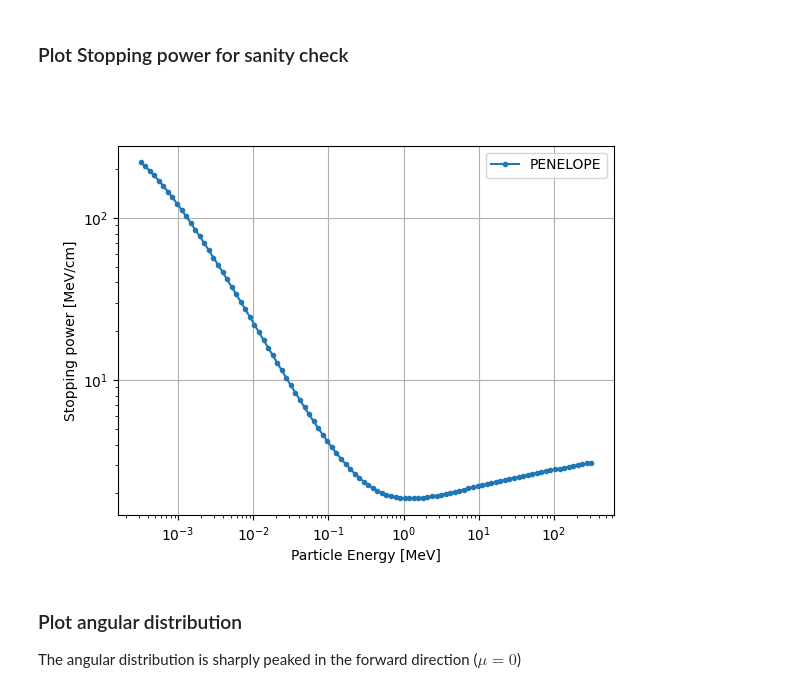
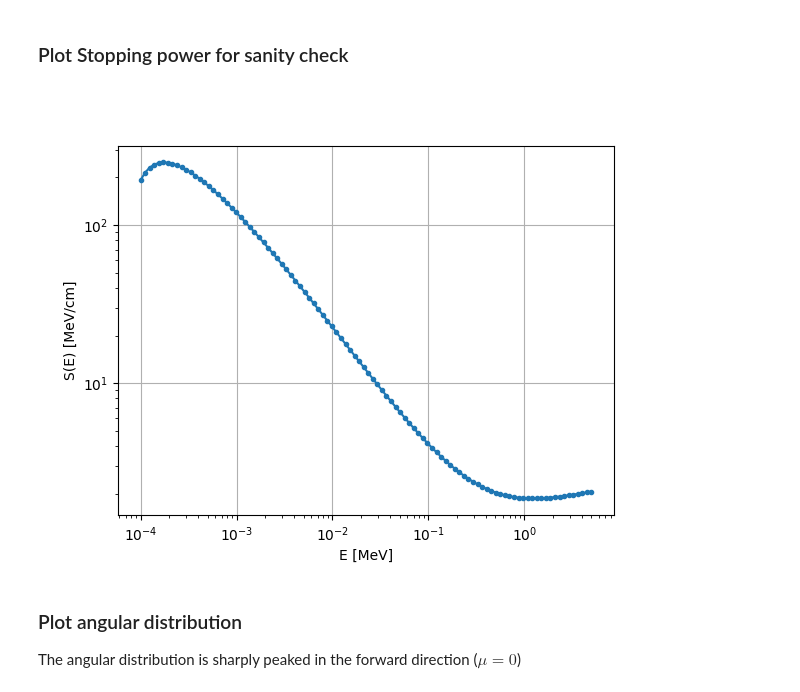
Before and after one commit to KlaasWillems/electronTransportCode, a Jupyter notebook: numericalExperiments/waterPhantom/WaterPhantomTest.ipynb, the cells around one changed output. Cells and saved outputs as stored; diff of their text form; code cells hidden in the pictures.

```diff
--- a/numericalExperiments/waterPhantom/WaterPhantomTest.ipynb
+++ b/numericalExperiments/waterPhantom/WaterPhantomTest.ipynb
@@ -43,17 +43,17 @@ particleTracer = AnalogParticleTracer(particle=particle, simOptions=waterPhantom
 ### Plot Stopping power for sanity check
 # %%
 from electronTransportCode.Material import WaterMaterial
-logrange = np.logspace(-3.5, 2.5, 100)  # MeV
+logrange = np.logspace(-4, np.log10(5.0), 100)  # MeV
 stopping_power1 = np.array([particle.evalStoppingPower(E/ERE, None, WaterMaterial)*ERE for E in logrange])  # MeV/cm
 
-plt.figure(1)
-plt.loglog(logrange, stopping_power1, '.-', label='PENELOPE')
-plt.xlabel('Particle Energy [MeV]')
-plt.ylabel('Stopping power [MeV/cm]')
-plt.legend()
-plt.grid()
+fig, ax = plt.subplots()
+ax.loglog(logrange, stopping_power1, '.-', label='PENELOPE')
+ax.set_xlabel('E [MeV]')
+ax.set_ylabel('S(E) [MeV/cm]')
+ax.grid()
+# fig.savefig('figures/stoppingpower.pdf', format='pdf')
 # %% [output]
-[figure, old version]
+[figure, new version]
 # %% [markdown]
 ### Plot angular distribution
 The angular distribution is sharply peaked in the forward direction ($\mu = 0$)
```
Also changed, not shown: parts of 5 cells of this notebook, 7 other files.
